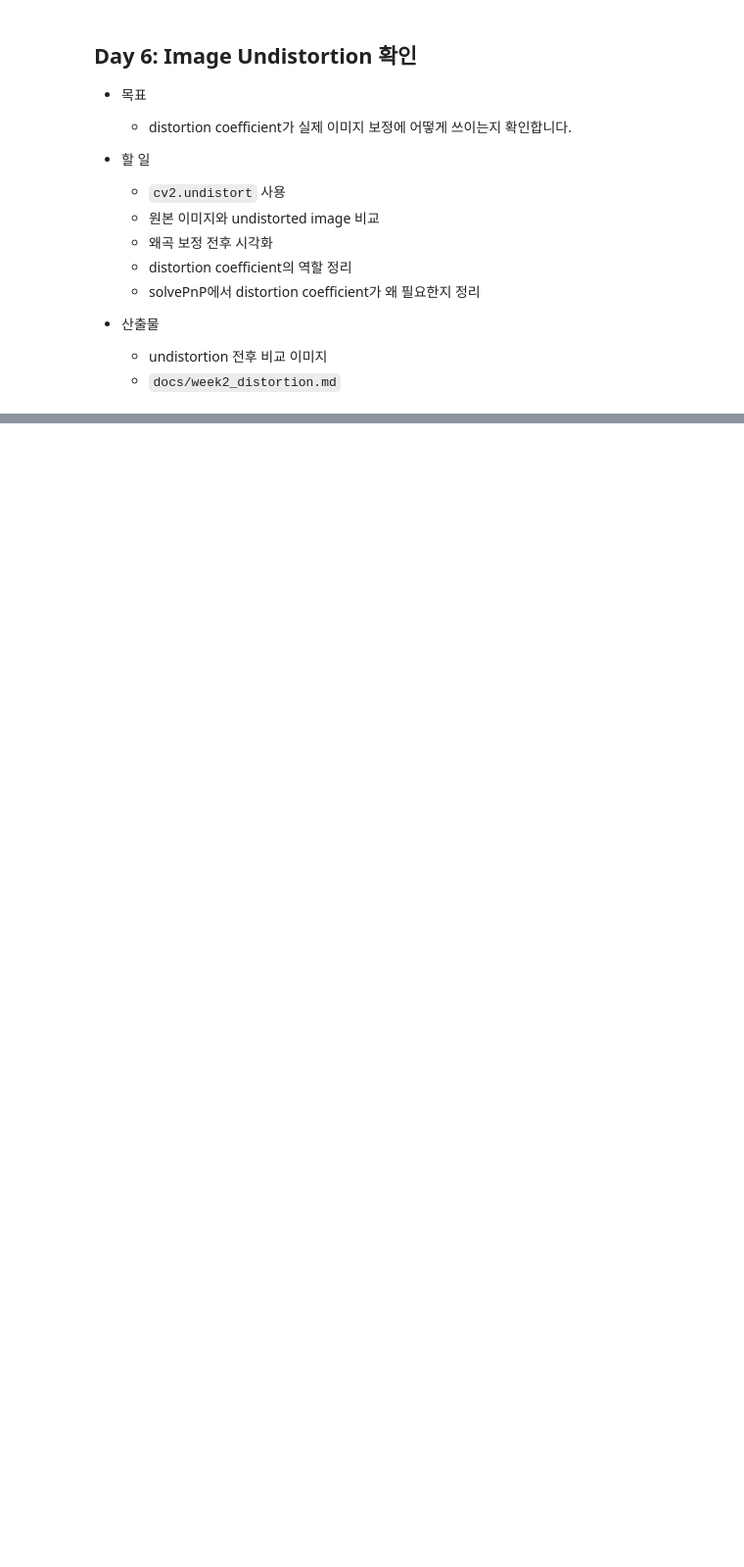
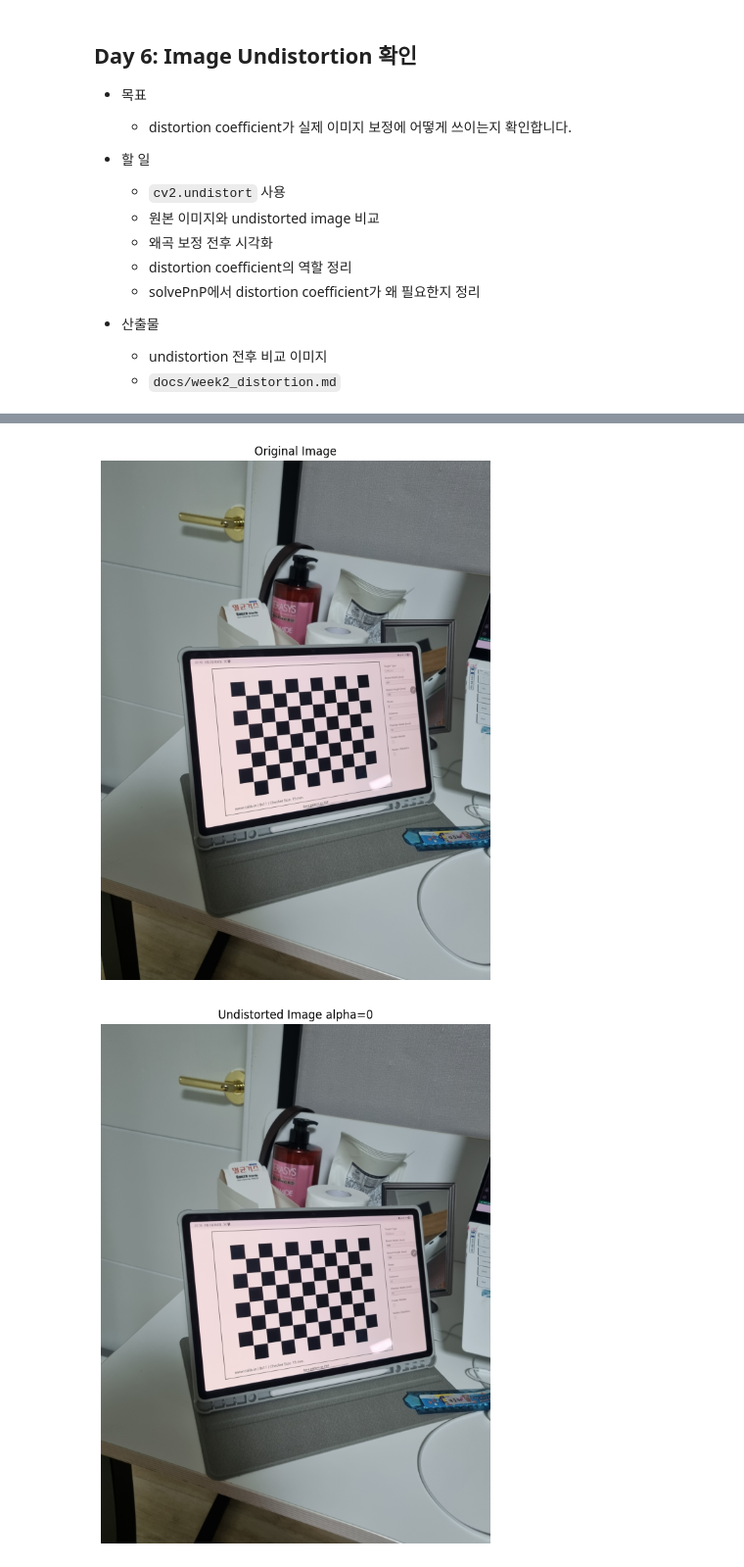
Before and after one commit to ooowedyn/6d-pose-estimation-sprint, a Jupyter notebook: notebooks/week02_camera_calibration.ipynb, the cells around one changed output, grey strips where cells are left out. Shown at 98% size. Drawn from its saved outputs; the diff is of its cells as text; code cells hidden in the pictures; blank space fills up the shorter version.

Commit message:
done week2 day6

```diff
--- a/notebooks/week02_camera_calibration.ipynb
+++ b/notebooks/week02_camera_calibration.ipynb
@@ -2482,0 +2615,20 @@ Day 5에서 계산한 reprojection error는 Week 3 PnP에서도 pose 결과를
+# %%
+## Code Cell 1: 라이브러리와 경로 설정
+
+from pathlib import Path
+import cv2
+import numpy as np
+import matplotlib.pyplot as plt
+
+image_dir = Path("data/calibration/images")
+calib_output_dir = Path("outputs/calibration")
+result_dir = Path("outputs/week2/undistortion")
+result_dir.mkdir(parents=True, exist_ok=True)
+
+camera_matrix_path = calib_output_dir / "camera_matrix.npy"
+dist_coeffs_path = calib_output_dir / "dist_coeffs.npy"
+
+print("image_dir:", image_dir)
+print("camera_matrix_path:", camera_matrix_path)
+print("dist_coeffs_path:", dist_coeffs_path)
+print("result_dir:", result_dir)
@@ -2482,0 +2791,26 @@ Day 5에서 계산한 reprojection error는 Week 3 PnP에서도 pose 결과를
+# %%
+# Code Cell 6: 원본과 보정 이미지 시각화
+img_rgb = cv2.cvtColor(img, cv2.COLOR_BGR2RGB)
+undistorted_alpha0_rgb = cv2.cvtColor(undistorted_alpha0, cv2.COLOR_BGR2RGB)
+undistorted_alpha1_rgb = cv2.cvtColor(undistorted_alpha1, cv2.COLOR_BGR2RGB)
+
+plt.figure(figsize=(8, 10))
+plt.imshow(img_rgb)
+plt.title("Original Image")
+plt.axis("off")
+plt.show()
+
+plt.figure(figsize=(8, 10))
+plt.imshow(undistorted_alpha0_rgb)
+plt.title("Undistorted Image alpha=0")
+plt.axis("off")
+plt.show()
+
+plt.figure(figsize=(8, 10))
+plt.imshow(undistorted_alpha1_rgb)
+plt.title("Undistorted Image alpha=1")
+plt.axis("off")
+plt.show()
+# %% [output]
+[figure, added]
+[figure, added]
```
Also changed, not shown: parts of 10 cells of this notebook, 27 other files.
